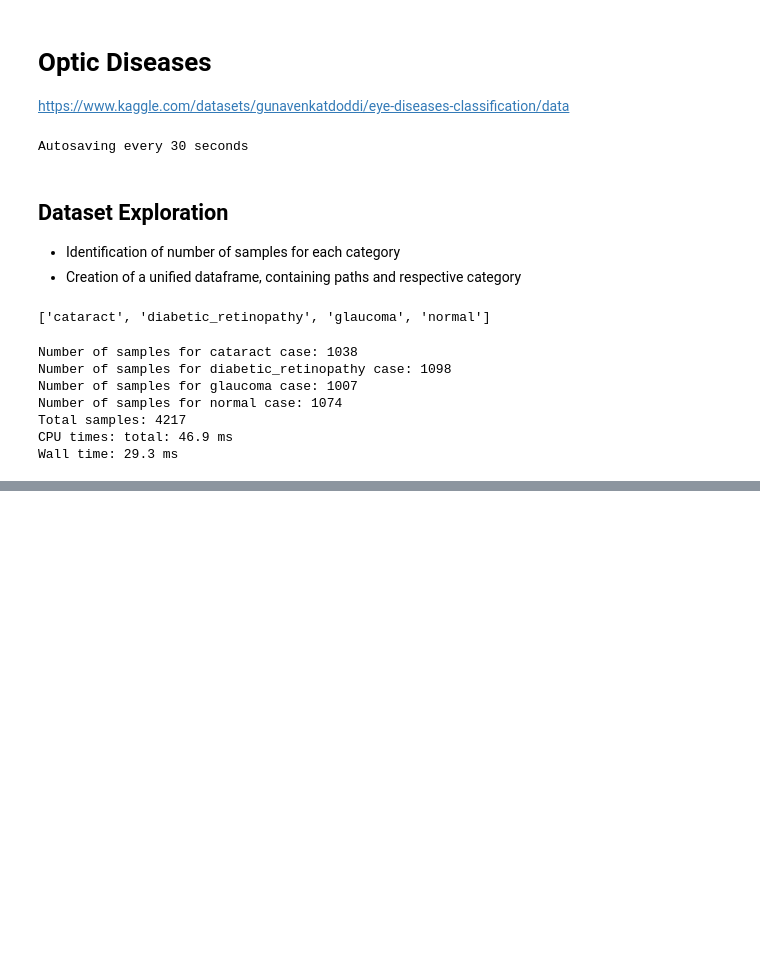
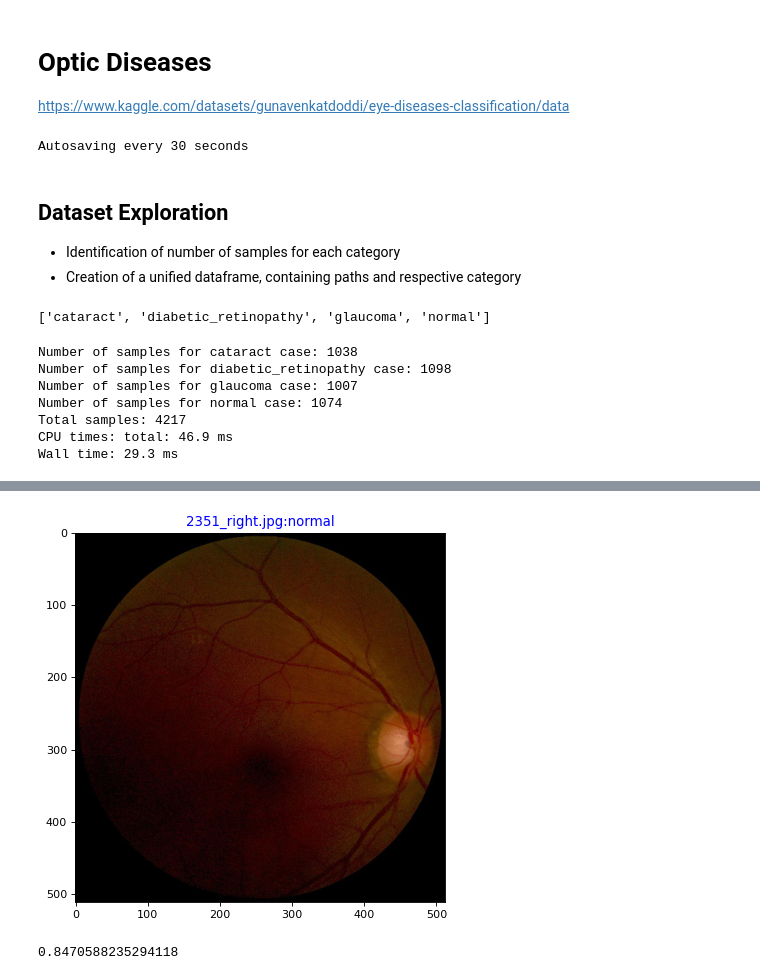
Before and after one commit to AsutoshDalei/Optic-Diseases, a Jupyter notebook: notebooks/OpticDiseasesExploration.ipynb, the cells around one changed output, grey strips where cells are left out. Drawn from its saved outputs; the diff is of its cells as text; code cells hidden in the pictures; blank space fills up the shorter version.

```diff
--- a/notebooks/OpticDiseasesExploration.ipynb
+++ b/notebooks/OpticDiseasesExploration.ipynb
@@ -64,0 +71,23 @@ opticDf.to_csv(r"C:\Users\asuto\Desktop\Work\Eye Diseases\opticDiseasesDataframe
+# %%
+def displayImg(sample,scaleImage = True):
+    imgName,label = sample['filepath'].item().split('\\')[-1],sample['label'].item()
+    path = sample['filepath'].item()
+    img = mpimg.imread(path)
+
+    if scaleImage:
+        img = img / 255
+
+    plt.figure(figsize= (6,6),dpi=80)
+    imgplot = plt.imshow(img)
+    plt.title(f"{imgName}:{label}",color= 'blue', fontsize= 12)
+    plt.show()
+    return img
+# %%
+sample = opticDf.sample(1)
+img = displayImg(sample)
+# %% [output]
+[figure, added]
+# %%
+np.max(img)
+# %% [output]
+0.8470588235294118
```
Also changed, not shown: parts of 3 cells of this notebook, 1 other file.
